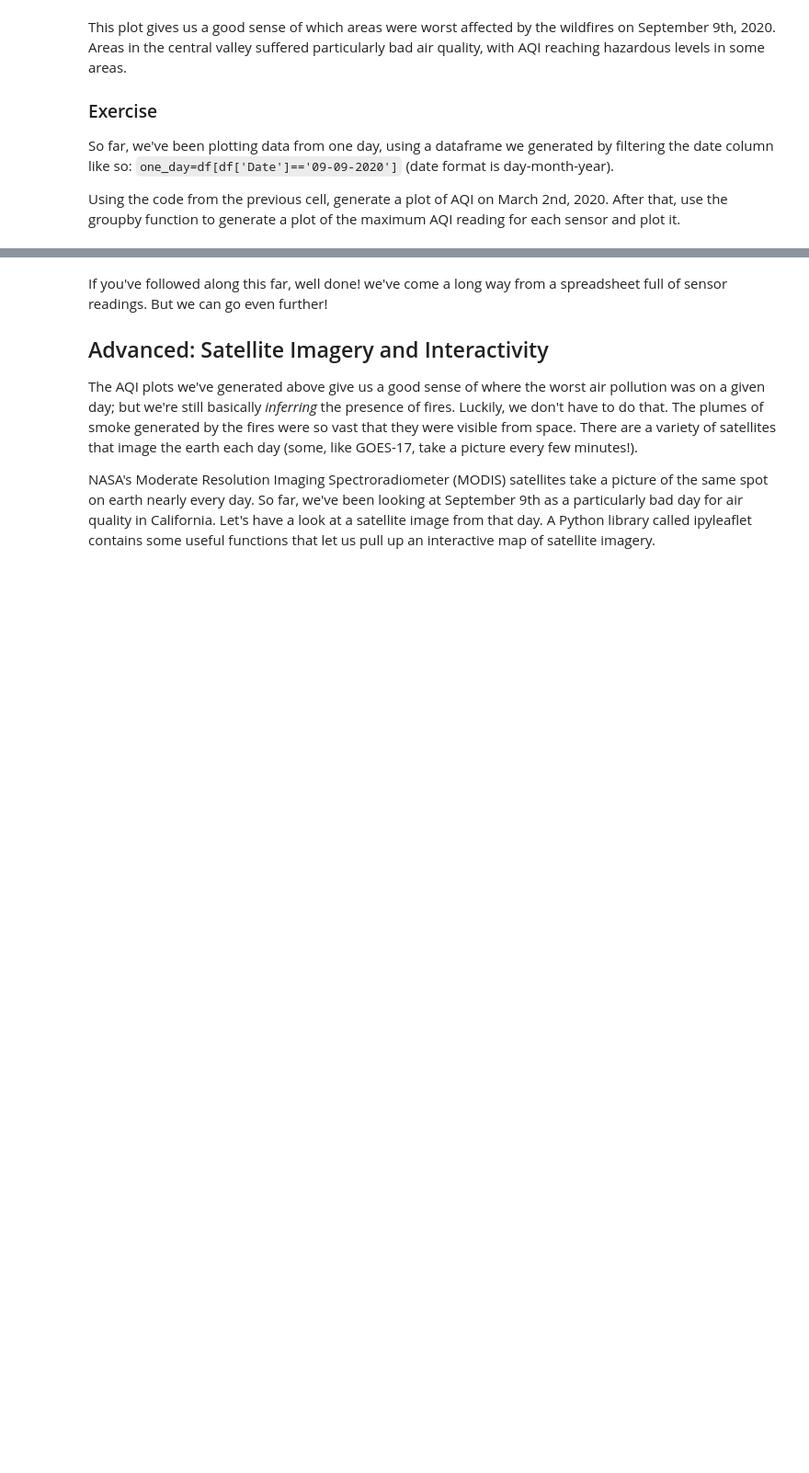
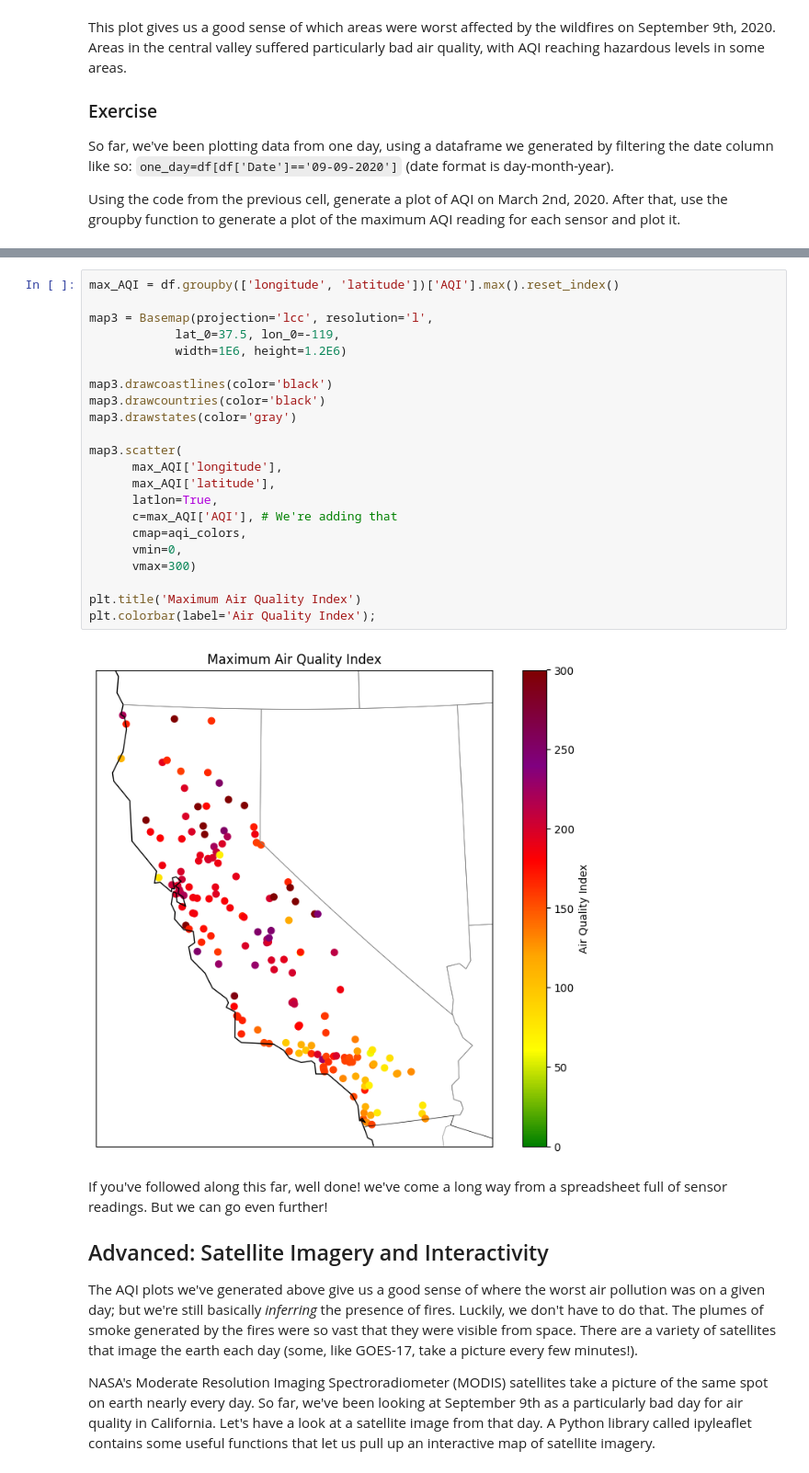
Before and after one commit to ChapmanLingHKU/QM2, a Jupyter notebook: notebooks/W03. Spatial Data.ipynb, the cells around one changed output, grey strips where cells are left out. Shown at 92% size. Saved outputs shown, nothing was run; the diff lists cells and outputs as text; blank space fills up the shorter version.

```diff
--- a/notebooks/W03. Spatial Data.ipynb
+++ b/notebooks/W03. Spatial Data.ipynb
@@ -467,3 +445,27 @@ Text(0.5, 1.0, 'Maximum Air Quality Index')
+# %%
+max_AQI = df.groupby(['longitude', 'latitude'])['AQI'].max().reset_index()
+
+map3 = Basemap(projection='lcc', resolution='l',
+            lat_0=37.5, lon_0=-119,
+            width=1E6, height=1.2E6)
+
+map3.drawcoastlines(color='black')
+map3.drawcountries(color='black')
+map3.drawstates(color='gray')
+
+map3.scatter(
+      max_AQI['longitude'],
+      max_AQI['latitude'],
+      latlon=True,
+      c=max_AQI['AQI'], # We're adding that
+      cmap=aqi_colors,
+      vmin=0,
+      vmax=300)
+
+plt.title('Maximum Air Quality Index')
+plt.colorbar(label='Air Quality Index');
+# %% [output]
+[figure, added]
 # %% [markdown]
 If you've followed along this far, well done! we've come a long way from a spreadsheet full of sensor readings. But we can go even further!
 
```
Also changed, not shown: parts of 1 cell of this notebook.
